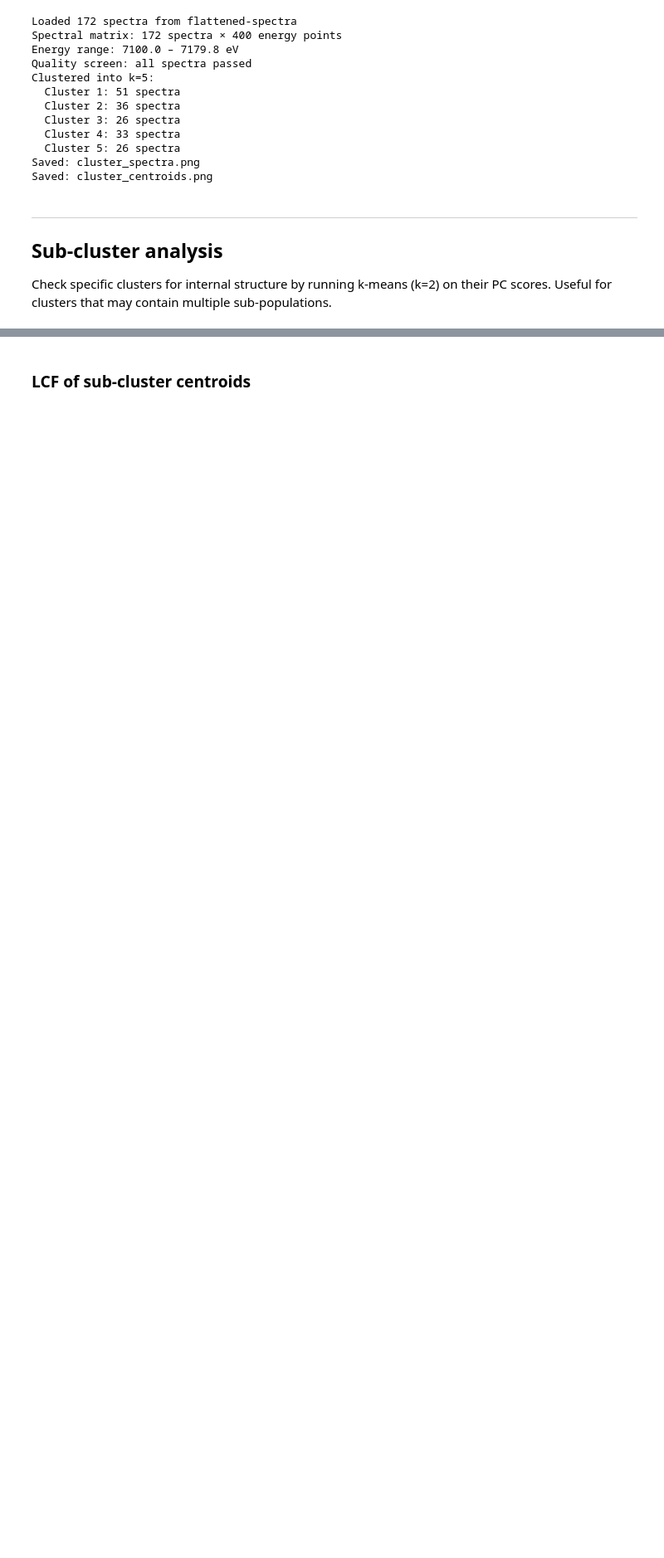
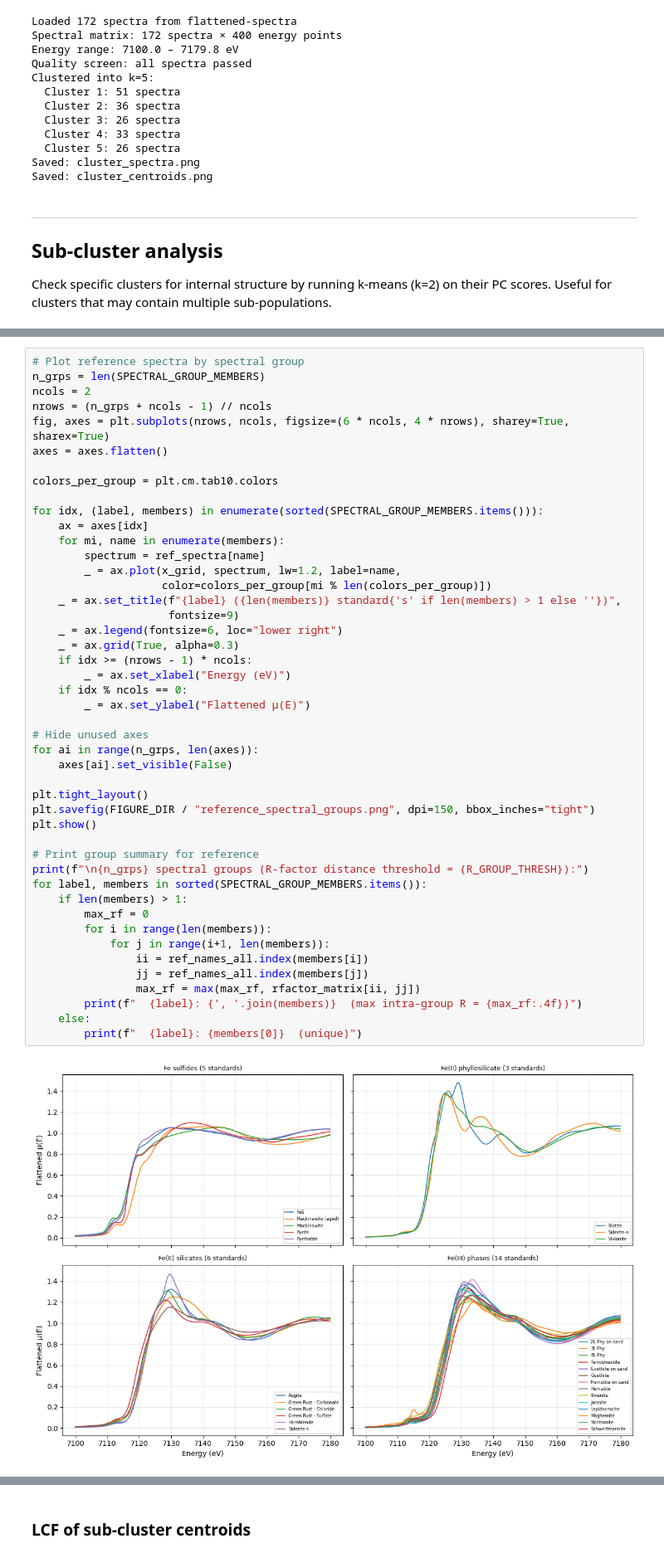
Before and after one commit to deweycw/gp17-ant_sediments, a Jupyter notebook: 03_lcf_microprobe.ipynb, the cells around one changed output, grey strips where cells are left out. Shown at 83% size. Saved outputs shown, nothing was run; the diff lists cells and outputs as text; blank space fills up the shorter version.

```diff
--- a/03_lcf_microprobe.ipynb
+++ b/03_lcf_microprobe.ipynb
@@ -528,0 +776,48 @@ PC scores. Useful for clusters that may contain multiple sub-populations.
+# %%
+# Plot reference spectra by spectral group
+n_grps = len(SPECTRAL_GROUP_MEMBERS)
+ncols = 2
+nrows = (n_grps + ncols - 1) // ncols
+fig, axes = plt.subplots(nrows, ncols, figsize=(6 * ncols, 4 * nrows), sharey=True, sharex=True)
+axes = axes.flatten()
+
+colors_per_group = plt.cm.tab10.colors
+
+for idx, (label, members) in enumerate(sorted(SPECTRAL_GROUP_MEMBERS.items())):
+    ax = axes[idx]
+    for mi, name in enumerate(members):
+        spectrum = ref_spectra[name]
+        _ = ax.plot(x_grid, spectrum, lw=1.2, label=name,
+                    color=colors_per_group[mi % len(colors_per_group)])
+    _ = ax.set_title(f"{label} ({len(members)} standard{'s' if len(members) > 1 else ''})",
+                     fontsize=9)
+    _ = ax.legend(fontsize=6, loc="lower right")
+    _ = ax.grid(True, alpha=0.3)
+    if idx >= (nrows - 1) * ncols:
+        _ = ax.set_xlabel("Energy (eV)")
+    if idx % ncols == 0:
+        _ = ax.set_ylabel("Flattened μ(E)")
+
+# Hide unused axes
+for ai in range(n_grps, len(axes)):
+    axes[ai].set_visible(False)
+
+plt.tight_layout()
+plt.savefig(FIGURE_DIR / "reference_spectral_groups.png", dpi=150, bbox_inches="tight")
+plt.show()
+
+# Print group summary for reference
+print(f"\n{n_grps} spectral groups (R-factor distance threshold = {R_GROUP_THRESH}):")
+for label, members in sorted(SPECTRAL_GROUP_MEMBERS.items()):
+    if len(members) > 1:
+        max_rf = 0
+        for i in range(len(members)):
+            for j in range(i+1, len(members)):
+                ii = ref_names_all.index(members[i])
+                jj = ref_names_all.index(members[j])
+                max_rf = max(max_rf, rfactor_matrix[ii, jj])
+        print(f"  {label}: {', '.join(members)}  (max intra-group R = {max_rf:.4f})")
+    else:
+        print(f"  {label}: {members[0]}  (unique)")
+# %% [output]
+[figure, added]
```
Also changed, not shown: parts of 18 cells of this notebook, 54 other files.
